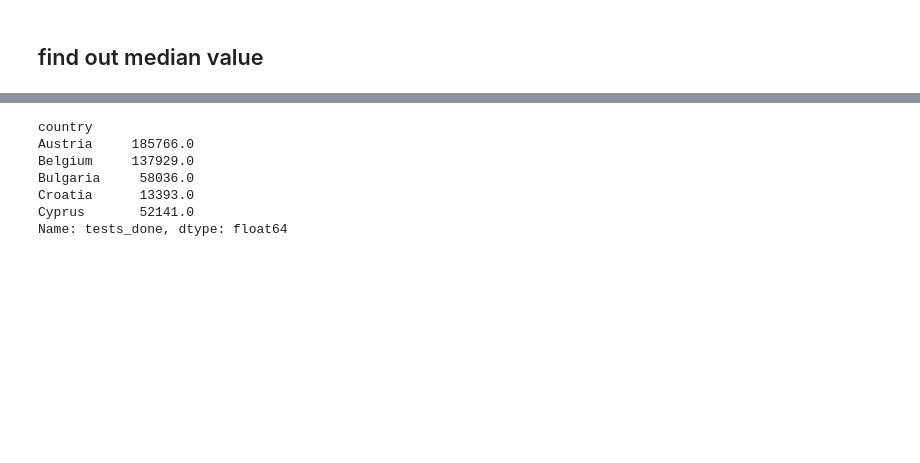
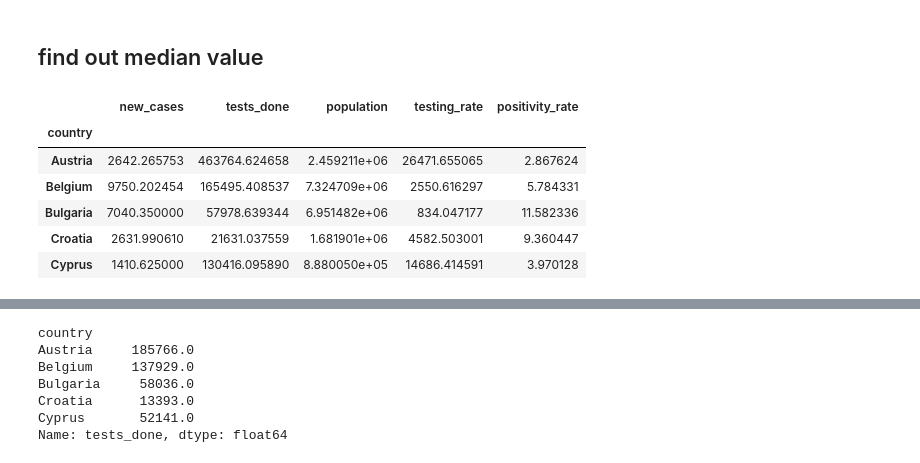
Before and after one commit to Ranjit-Singh-786/pandas-, a Jupyter notebook: 100_usefull_tricks_of_pandas.ipynb, the cells around one changed output, grey strips where cells are left out. Saved outputs shown, nothing was run; the diff lists cells and outputs as text; code cells hidden in the pictures; blank space fills up the shorter version.

```diff
--- a/100_usefull_tricks_of_pandas.ipynb
+++ b/100_usefull_tricks_of_pandas.ipynb
@@ -1100,2 +1262,12 @@ Name: year_week, Length: 1191, dtype: object
 # %% [markdown]
 ## find out median value
+# %%
+grouped.mean().head()
+# %% [output]
+|  | new_cases | tests_done | population | testing_rate | positivity_rate |
+| country |  |  |  |  |  |
+| Austria | 2642.265753 | 463764.624658 | 2.459211e+06 | 26471.655065 | 2.867624 |
+| Belgium | 9750.202454 | 165495.408537 | 7.324709e+06 | 2550.616297 | 5.784331 |
+| Bulgaria | 7040.350000 | 57978.639344 | 6.951482e+06 | 834.047177 | 11.582336 |
+| Croatia | 2631.990610 | 21631.037559 | 1.681901e+06 | 4582.503001 | 9.360447 |
+| Cyprus | 1410.625000 | 130416.095890 | 8.880050e+05 | 14686.414591 | 3.970128 |
```
Also changed, not shown: parts of 30 cells of this notebook, 1 other file.
